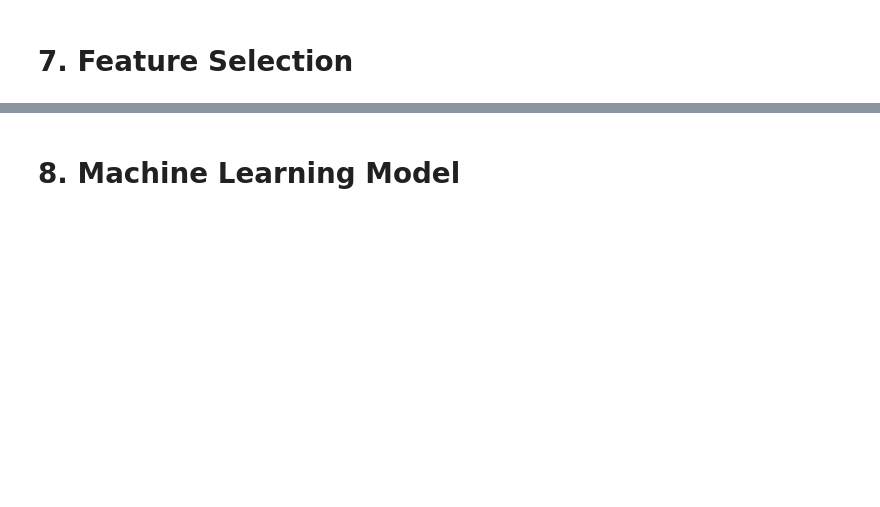
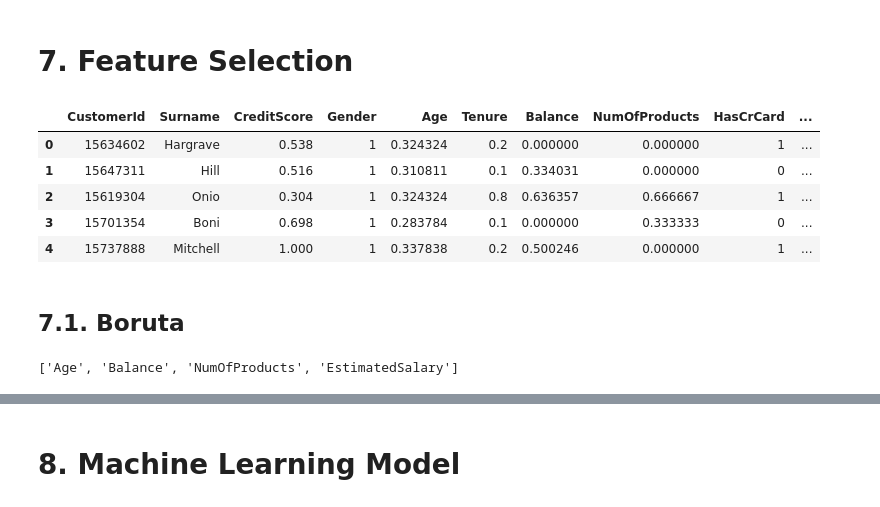
Before and after one commit to Gutscs/Client-Churn-Prediction, a Jupyter notebook: notebooks/churn_pred.ipynb, the cells around one changed output, grey strips where cells are left out. Cells and saved outputs as stored; diff of their text form; code cells hidden in the pictures; blank space fills up the shorter version.

```diff
--- a/notebooks/churn_pred.ipynb
+++ b/notebooks/churn_pred.ipynb
@@ -287,0 +344,13 @@ sns.barplot( x='IsActiveMember', y='% of churned customers', data=df_aux);
+# %%
+rs = RobustScaler()
+ms = MinMaxScaler()
+
+# MinMaxScaler
+df6['Tenure'] = ms.fit_transform( df6[['Tenure']].values )
+df6['Balance'] = ms.fit_transform( df6[['Balance']].values )
+df6['EstimatedSalary'] = ms.fit_transform( df6[['EstimatedSalary']].values )
+
+# RobustScaler
+df6['Age'] = ms.fit_transform( df6[['Age']].values )
+df6['CreditScore'] = ms.fit_transform( df6[['CreditScore']].values )
+df6['NumOfProducts'] = ms.fit_transform( df6[['NumOfProducts']].values )
@@ -288,2 +361,20 @@ sns.barplot( x='IsActiveMember', y='% of churned customers', data=df_aux);
+# %%
+# One Hot Encoding
+df6 = pd.get_dummies(df6, prefix=['Geography'], columns=['Geography'] )
+
+# Label Encoding
+Gender_dict = {'Male': 0, 'Female': 1}
+df6['Gender'] = df6['Gender'].map(Gender_dict)
 # %% [markdown]
 # 7. Feature Selection
+# %%
+df7 = df6.copy()
+# %%
+df7.head()
+# %% [output]
+|  | CustomerId | Surname | CreditScore | Gender | Age | Tenure | Balance | NumOfProducts | HasCrCard | ... |
+| 0 | 15634602 | Hargrave | 0.538 | 1 | 0.324324 | 0.2 | 0.000000 | 0.000000 | 1 | ... |
+| 1 | 15647311 | Hill | 0.516 | 1 | 0.310811 | 0.1 | 0.334031 | 0.000000 | 0 | ... |
+| 2 | 15619304 | Onio | 0.304 | 1 | 0.324324 | 0.8 | 0.636357 | 0.666667 | 1 | ... |
+| 3 | 15701354 | Boni | 0.698 | 1 | 0.283784 | 0.1 | 0.000000 | 0.333333 | 0 | ... |
+| 4 | 15737888 | Mitchell | 1.000 | 1 | 0.337838 | 0.2 | 0.500246 | 0.000000 | 1 | ... |
@@ -289,0 +386,2 @@ sns.barplot( x='IsActiveMember', y='% of churned customers', data=df_aux);
+# %% [markdown]
+## 7.1. Boruta
@@ -289,0 +397,10 @@ sns.barplot( x='IsActiveMember', y='% of churned customers', data=df_aux);
+# %%
+##(Activate after run Boruta)
+cols_selected = boruta.support_.tolist()
+
+## best features
+X_train_fs = X_train.copy()
+cols_selected_boruta = X_train_fs.iloc[:, cols_selected].columns.to_list()
+cols_selected_boruta
+# %% [output]
+['Age', 'Balance', 'NumOfProducts', 'EstimatedSalary']
```
Also changed, not shown: parts of 21 cells of this notebook.
